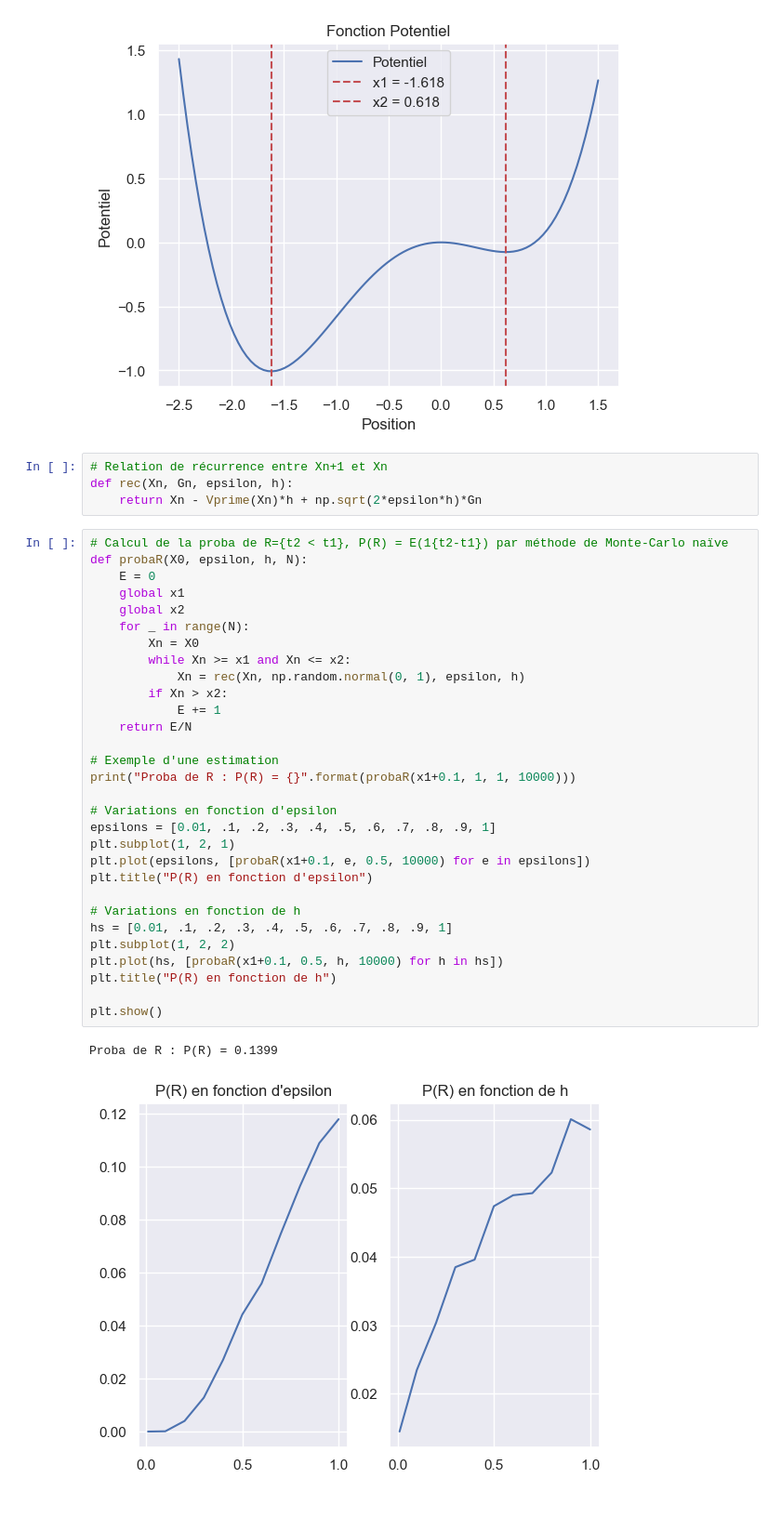
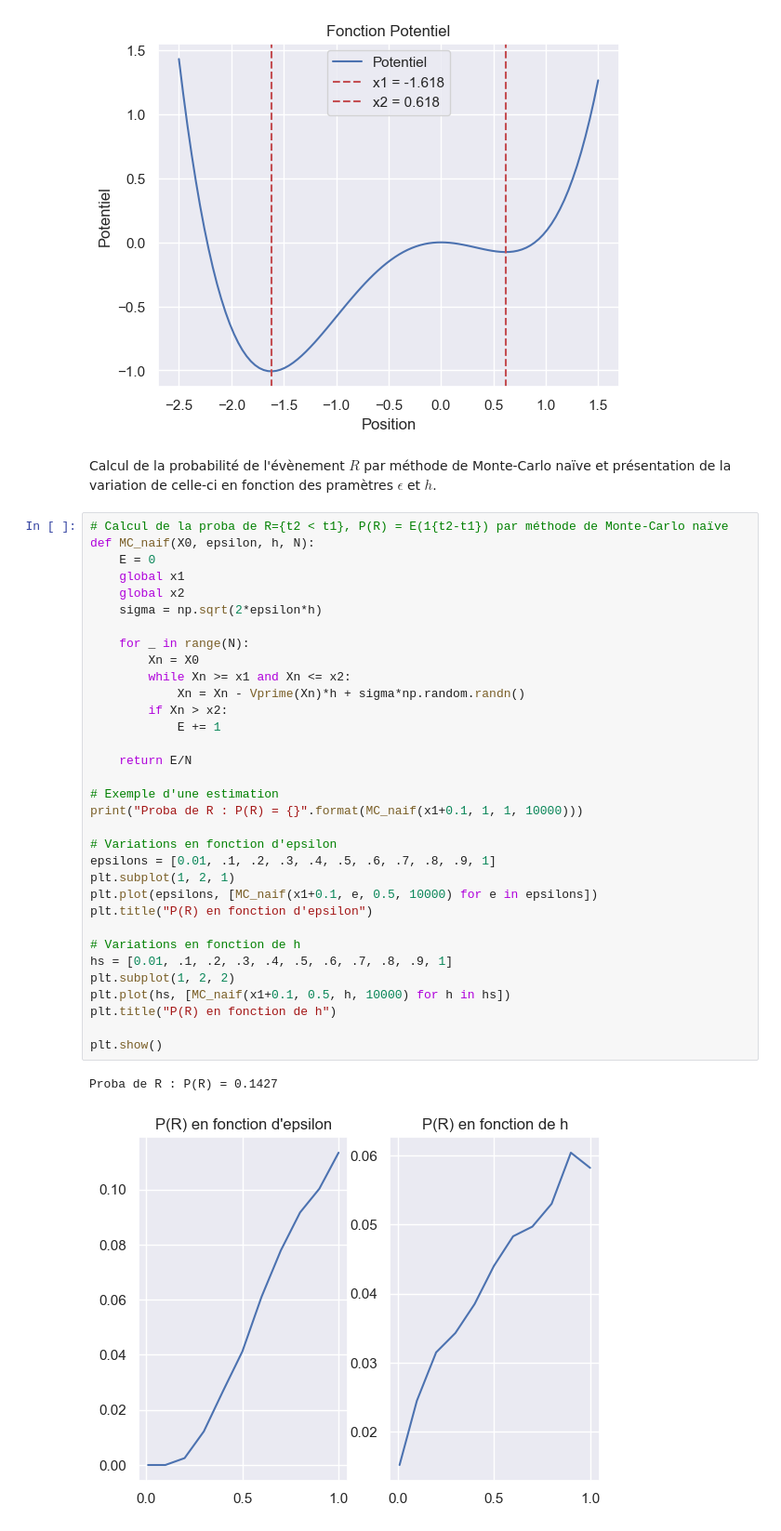
Before and after one commit to smilhey/SimMoleculaire, a Jupyter notebook: SimMoleculaire.ipynb, the cells around one changed output. Shown at 93% size. Saved outputs shown, nothing was run; the diff lists cells and outputs as text.

```diff
--- a/SimMoleculaire.ipynb
+++ b/SimMoleculaire.ipynb
@@ -34,40 +38,41 @@ plt.legend()
 plt.show()
 # %% [output]
 [figure]
-# %%
-# Relation de récurrence entre Xn+1 et Xn
-def rec(Xn, Gn, epsilon, h):
-    return Xn - Vprime(Xn)*h + np.sqrt(2*epsilon*h)*Gn
+# %% [markdown]
+Calcul de la probabilité de l'évènement $R$ par méthode de Monte-Carlo naïve et présentation de la variation de celle-ci en fonction des pramètres $\epsilon$ et $h$.
 # %%
 # Calcul de la proba de R={t2 < t1}, P(R) = E(1{t2-t1}) par méthode de Monte-Carlo naïve
-def probaR(X0, epsilon, h, N):
+def MC_naif(X0, epsilon, h, N):
     E = 0
     global x1
     global x2
+    sigma = np.sqrt(2*epsilon*h)
+
     for _ in range(N):
         Xn = X0
         while Xn >= x1 and Xn <= x2:
-            Xn = rec(Xn, np.random.normal(0, 1), epsilon, h)
+            Xn = Xn - Vprime(Xn)*h + sigma*np.random.randn()
         if Xn > x2:
             E += 1
+
     return E/N
 
 # Exemple d'une estimation
-print("Proba de R : P(R) = {}".format(probaR(x1+0.1, 1, 1, 10000)))
+print("Proba de R : P(R) = {}".format(MC_naif(x1+0.1, 1, 1, 10000)))
 
 # Variations en fonction d'epsilon
 epsilons = [0.01, .1, .2, .3, .4, .5, .6, .7, .8, .9, 1]
 plt.subplot(1, 2, 1)
-plt.plot(epsilons, [probaR(x1+0.1, e, 0.5, 10000) for e in epsilons])
+plt.plot(epsilons, [MC_naif(x1+0.1, e, 0.5, 10000) for e in epsilons])
 plt.title("P(R) en fonction d'epsilon")
 
 # Variations en fonction de h
 hs = [0.01, .1, .2, .3, .4, .5, .6, .7, .8, .9, 1]
 plt.subplot(1, 2, 2)
-plt.plot(hs, [probaR(x1+0.1, 0.5, h, 10000) for h in hs])
+plt.plot(hs, [MC_naif(x1+0.1, 0.5, h, 10000) for h in hs])
 plt.title("P(R) en fonction de h")
 
 plt.show()
 # %% [output]
-Proba de R : P(R) = 0.1399
+Proba de R : P(R) = 0.1427
-[figure, old version]
+[figure, new version]
```
Also changed, not shown: parts of 7 cells of this notebook, 2 other files.
